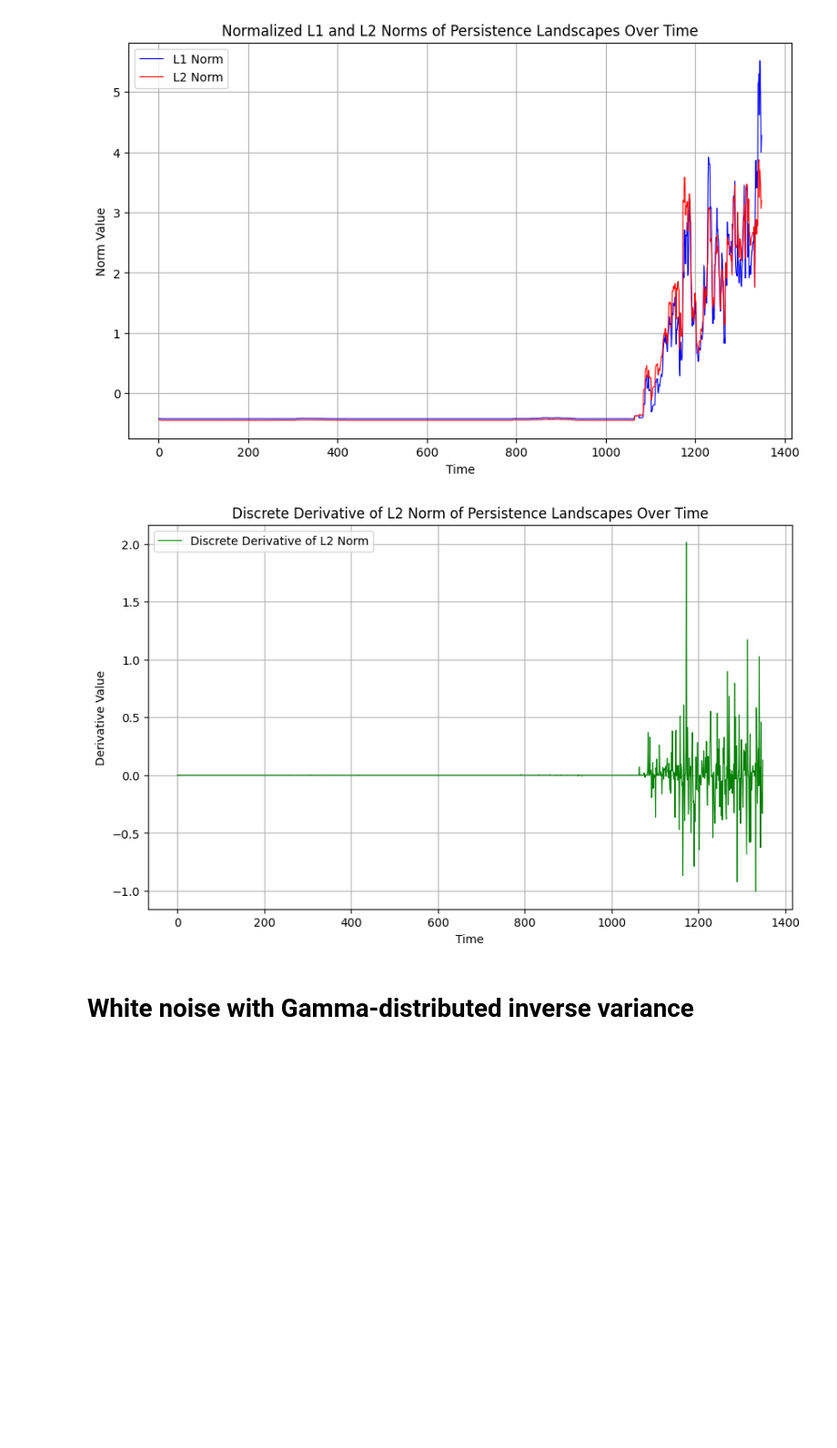
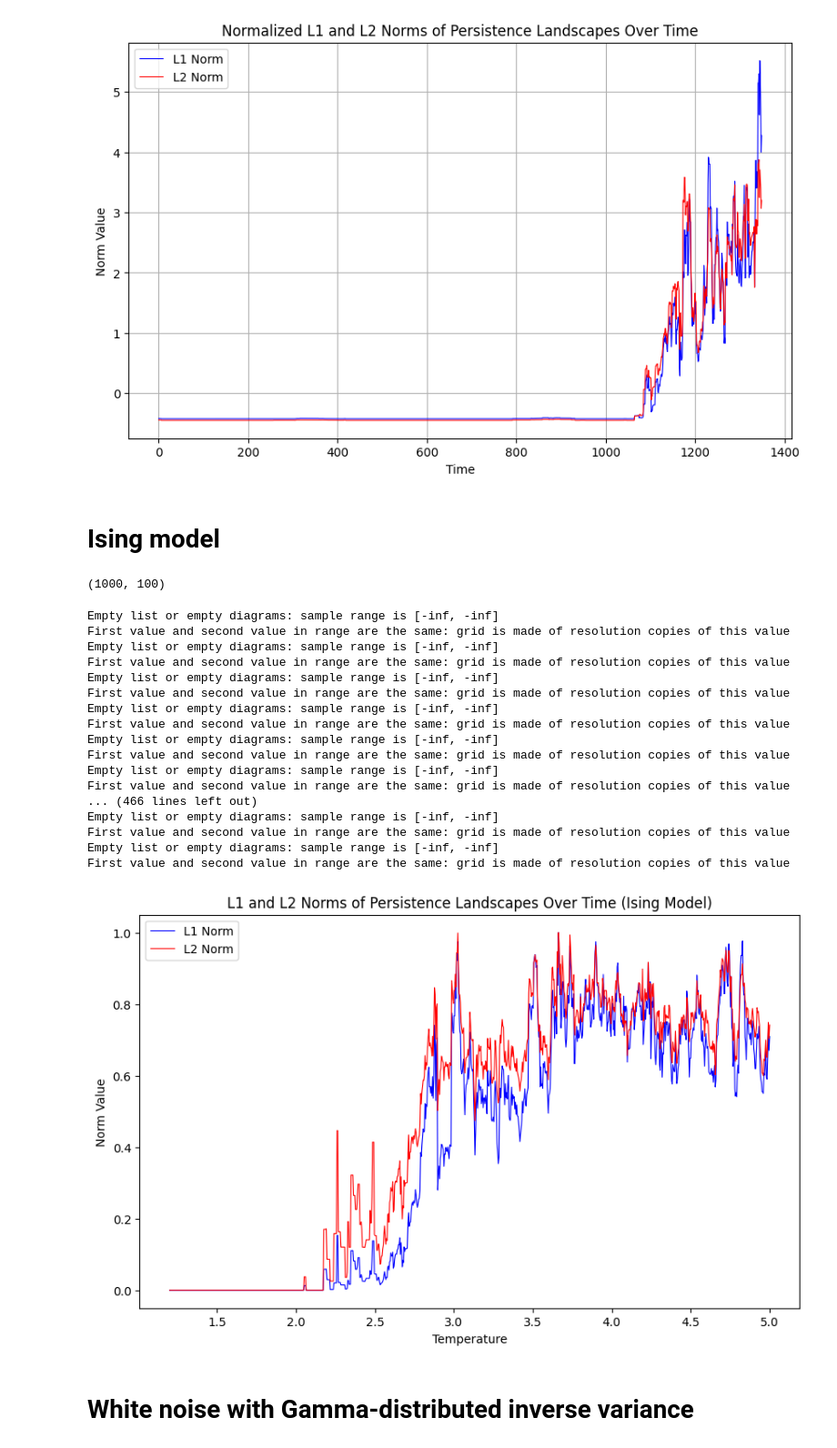
Before and after one commit to eliottprdlx/tda_finance, a Jupyter notebook: experiments.ipynb, the cells around one changed output. Shown at 91% size. Drawn from its saved outputs; the diff is of its cells as text; code cells hidden in the pictures; blank space fills up the shorter version.

Commit message:
added ising model xp

```diff
--- a/experiments.ipynb
+++ b/experiments.ipynb
@@ -110,16 +111,5 @@ First value and second value in range are the same: grid is made of resolution c
 Empty list or empty diagrams: sample range is [-inf, -inf]
 First value and second value in range are the same: grid is made of resolution copies of this value
 [figure]
-# %%
-# plot the discrete derivative of the L1 and L2 norm
-l2_derivative = np.diff(l2_norms)
-plt.figure(figsize=(10, 6))
-plt.plot(l2_derivative, label='Discrete Derivative of L2 Norm', color='green', linewidth=0.8)
-plt.title("Discrete Derivative of L2 Norm of Persistence Landscapes Over Time")
-plt.xlabel("Time")
-plt.ylabel("Derivative Value")
-plt.legend()
-plt.grid()
-plt.show()
-# %% [output]
-[figure, removed]
+# %% [markdown]
+# Ising model
@@ -126,3 +142,64 @@ plt.show()
+# %%
+X = np.zeros((1000, 100))
+tempratures = np.linspace(1, 5, 1000)
+for i, T in enumerate(tempratures):
+    X[i] = ising_model_2d(10, 100, T).flatten()
+print(X.shape)
+# %% [output]
+(1000, 100)
+# %%
+# compute persistence diagrams for the Ising model configurations using sliding windows
+w = 50
+diagrams_ising = []
+for i in range(X.shape[0] - w):
+    window = X[i:i+w, :]  # shape (w, n^2)
+    rips = ripser.ripser(window, maxdim=2)
+    diagrams_ising.append(rips['dgms'])
+# %%
+# plot the L^1 and L^2 norms of the persistence landscapes over time on the same plot
+
+import gudhi.representations as grepr
+
+l1_norms_ising = []
+l2_norms_ising = []
+
+for diag in diagrams_ising:
+    pl = grepr.Landscape(num_landscapes=10, resolution=500)
+    landscape = pl.fit_transform([diag[1]])[0]
+    l1_norms_ising.append(np.sum(np.abs(landscape)))
+    l2_norms_ising.append(np.sqrt(np.sum(landscape**2)))
+
+# normalize the norms between 0 and 1
+l1_norms_ising = (np.array(l1_norms_ising) - np.min(l1_norms_ising)) / (np.max(l1_norms_ising) - np.min(l1_norms_ising) + 1e-10)
+l2_norms_ising = (np.array(l2_norms_ising) - np.min(l2_norms_ising)) / (np.max(l2_norms_ising) - np.min(l2_norms_ising) + 1e-10)
+
+plt.figure(figsize=(10, 6))
+plt.plot(tempratures[w:], l1_norms_ising, label='L1 Norm', color='blue', linewidth=0.8)
+plt.plot(tempratures[w:], l2_norms_ising, label='L2 Norm', color='red', linewidth=0.8)
+plt.title("L1 and L2 Norms of Persistence Landscapes Over Time (Ising Model)")
+plt.xlabel("Temperature")
+plt.ylabel("Norm Value")
+plt.legend()
+plt.show()
+# %% [output]
+Empty list or empty diagrams: sample range is [-inf, -inf]
+First value and second value in range are the same: grid is made of resolution copies of this value
+Empty list or empty diagrams: sample range is [-inf, -inf]
+First value and second value in range are the same: grid is made of resolution copies of this value
+Empty list or empty diagrams: sample range is [-inf, -inf]
+First value and second value in range are the same: grid is made of resolution copies of this value
+Empty list or empty diagrams: sample range is [-inf, -inf]
+First value and second value in range are the same: grid is made of resolution copies of this value
+Empty list or empty diagrams: sample range is [-inf, -inf]
+First value and second value in range are the same: grid is made of resolution copies of this value
+Empty list or empty diagrams: sample range is [-inf, -inf]
+First value and second value in range are the same: grid is made of resolution copies of this value
+... (466 lines left out)
+Empty list or empty diagrams: sample range is [-inf, -inf]
+First value and second value in range are the same: grid is made of resolution copies of this value
+Empty list or empty diagrams: sample range is [-inf, -inf]
+First value and second value in range are the same: grid is made of resolution copies of this value
+[figure, added]
 # %% [markdown]
 # White noise with Gamma-distributed inverse variance
 # %%
```
Also changed, not shown: parts of 2 cells of this notebook.
